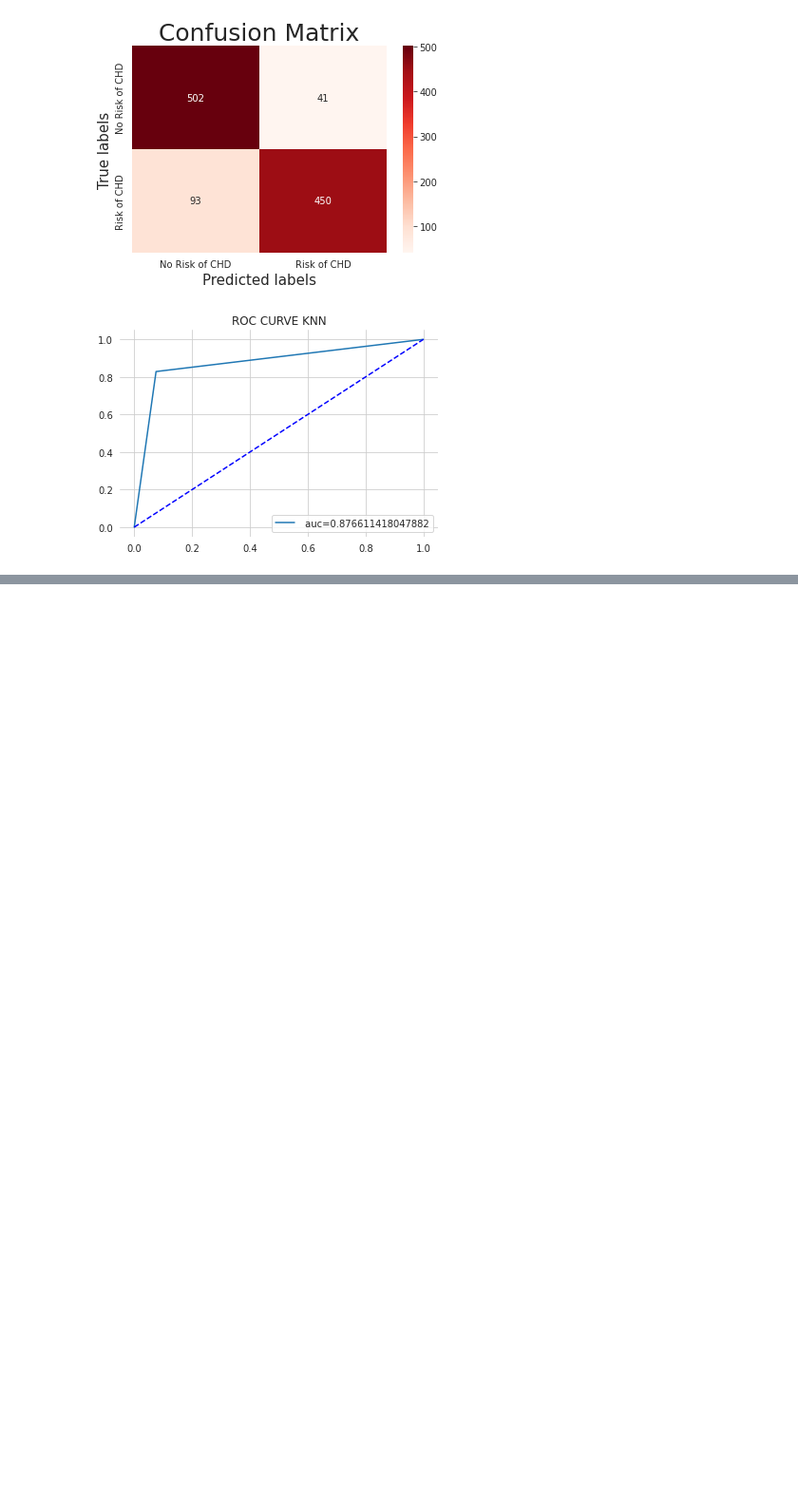
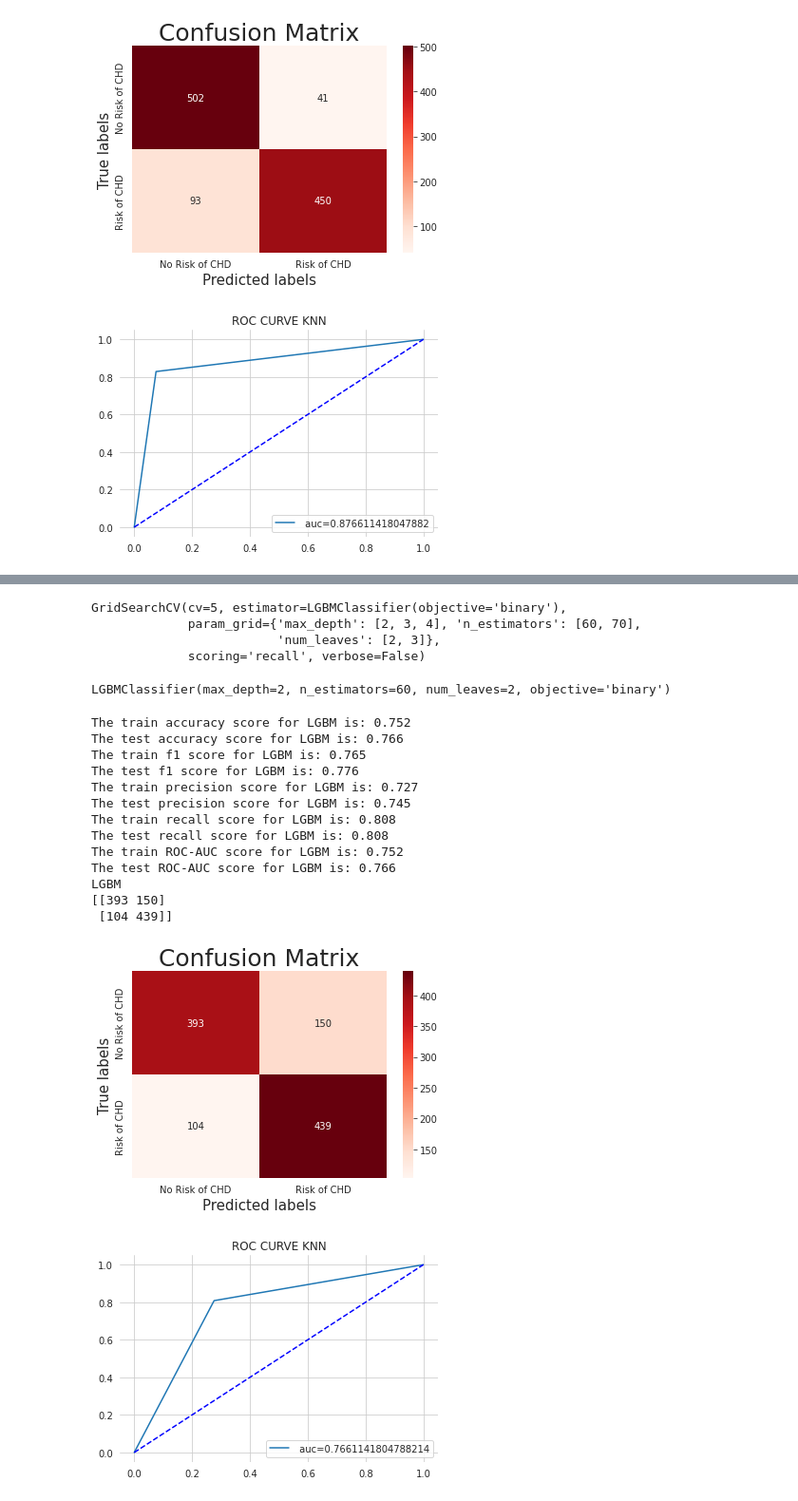
Before and after one commit to ParthSharma1197/Capstone-Project-Cardiovascular-Risk-Prediction, a Jupyter notebook: PARTH_SHARMA_Cardiovascular_Risk_Prediction_Capstone_Project.ipynb, the cells around one changed output, grey strips where cells are left out. Shown at 95% size. Cells and saved outputs as stored; diff of their text form; code cells hidden in the pictures; blank space fills up the shorter version.

```diff
--- a/PARTH_SHARMA_Cardiovascular_Risk_Prediction_Capstone_Project.ipynb
+++ b/PARTH_SHARMA_Cardiovascular_Risk_Prediction_Capstone_Project.ipynb
@@ -1454,0 +1529,49 @@ metrics_df=metrics_df.append(met_dict,ignore_index=True)
+# %%
+params = { 'max_depth': [2,3,4] ,'n_estimators':[60,70] ,'num_leaves': [2,3] }
+
+lgbm = LGBMClassifier( objective='binary', n_jobs=-1)
+
+lightcv = RepeatedStratifiedKFold(n_splits=5, n_repeats=3, random_state=1)
+lightcv = GridSearchCV(estimator=lgbm, param_grid=params,scoring='recall',cv=5,verbose=False)
+lightcv.fit(X_train_scaled, y_train)
+# %% [output]
+GridSearchCV(cv=5, estimator=LGBMClassifier(objective='binary'),
+             param_grid={'max_depth': [2, 3, 4], 'n_estimators': [60, 70],
+                         'num_leaves': [2, 3]},
+             scoring='recall', verbose=False)
+# %%
+# Let's get the bets parameters
+lightcv.best_estimator_
+# %% [output]
+LGBMClassifier(max_depth=2, n_estimators=60, num_leaves=2, objective='binary')
+# %%
+#Prediting using the hypertunned LGBM
+lgb_model = lightcv.best_estimator_
+
+#predict using the train set
+lgb_pred_train= lgb_model.predict(X_train_scaled)
+
+#predict using the test set
+lgb_pred_test= lgb_model.predict(X_test_scaled)
+# %%
+#Calcutating all the classification metrics using the function
+classification_metrics_test('LGBM',lgb_pred_train,lgb_pred_test)
+
+#Getting the confusion matrix and the ROC-AUC curve for the LGBM
+confusion_mat("LGBM",lgb_pred_test)
+# %% [output]
+The train accuracy score for LGBM is: 0.752
+The test accuracy score for LGBM is: 0.766
+The train f1 score for LGBM is: 0.765
+The test f1 score for LGBM is: 0.776
+The train precision score for LGBM is: 0.727
+The test precision score for LGBM is: 0.745
+The train recall score for LGBM is: 0.808
+The test recall score for LGBM is: 0.808
+The train ROC-AUC score for LGBM is: 0.752
+The test ROC-AUC score for LGBM is: 0.766
+LGBM
+[[393 150]
+ [104 439]]
+[figure, added]
+[figure, added]
```
Also changed, not shown: parts of 45 cells of this notebook.
